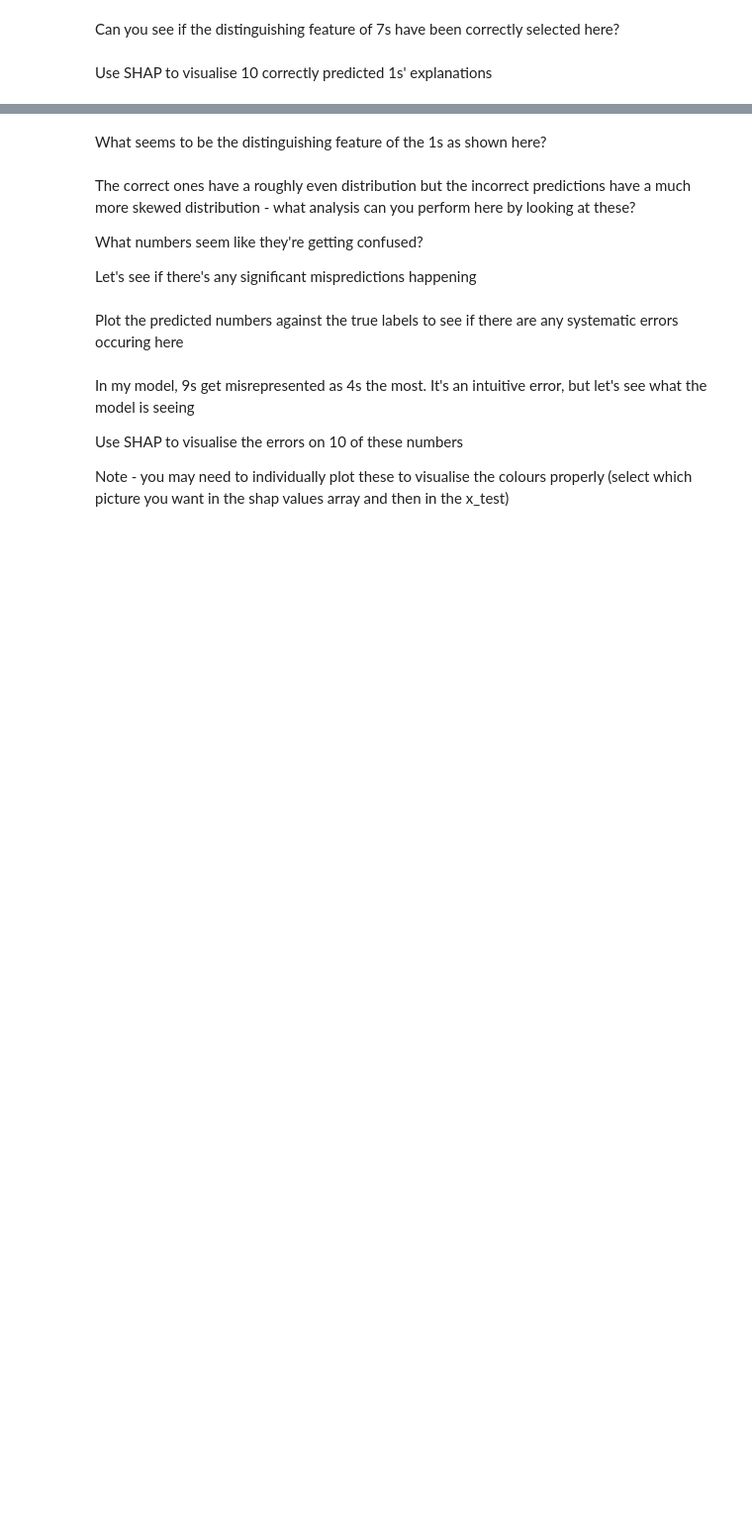
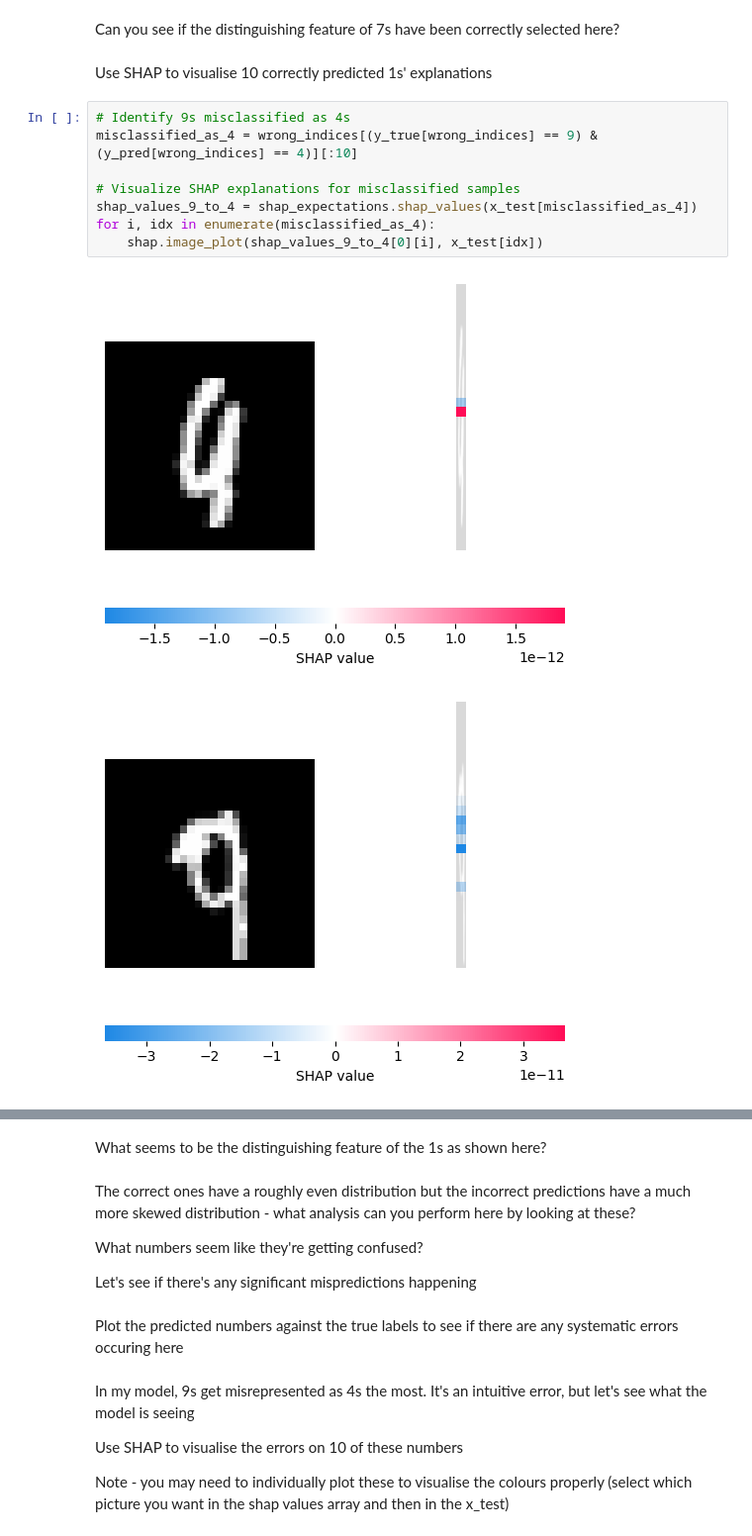
Before and after one commit to ol287/Learning-from-data, a Jupyter notebook: week11.ipynb, the cells around one changed output, grey strips where cells are left out. Shown at 99% size. Drawn from its saved outputs; the diff is of its cells as text; blank space fills up the shorter version.

```diff
--- a/week11.ipynb
+++ b/week11.ipynb
@@ -329,3 +358,14 @@ Use SHAP to visualise 10 correctly predicted 7s' explanations
 Can you see if the distinguishing feature of 7s have been correctly selected here?
 # %% [markdown]
 Use SHAP to visualise 10 correctly predicted 1s' explanations
+# %%
+# Identify 9s misclassified as 4s
+misclassified_as_4 = wrong_indices[(y_true[wrong_indices] == 9) & (y_pred[wrong_indices] == 4)][:10]
+
+# Visualize SHAP explanations for misclassified samples
+shap_values_9_to_4 = shap_expectations.shap_values(x_test[misclassified_as_4])
+for i, idx in enumerate(misclassified_as_4):
+    shap.image_plot(shap_values_9_to_4[0][i], x_test[idx])
+# %% [output]
+[figure, added]
+[figure, added]
```
Also changed, not shown: parts of 13 cells of this notebook.
